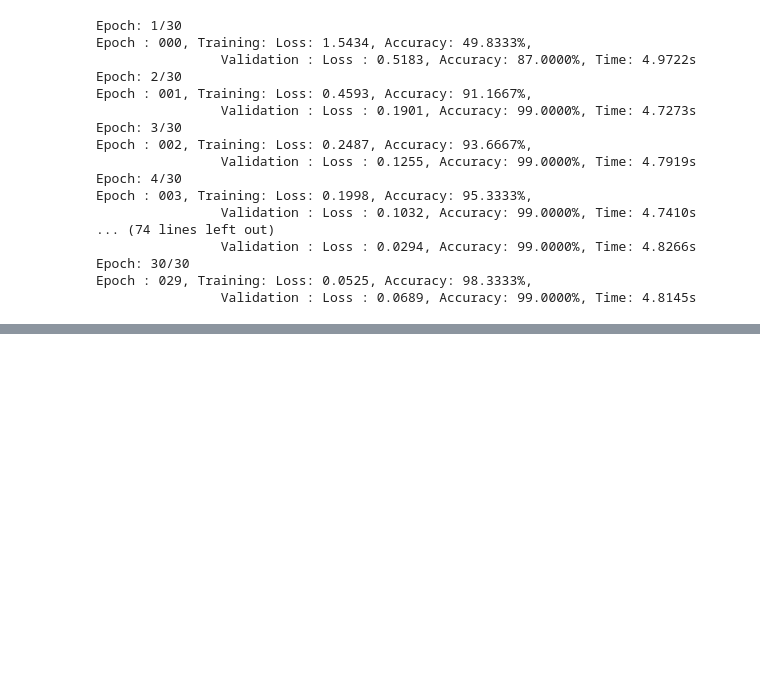
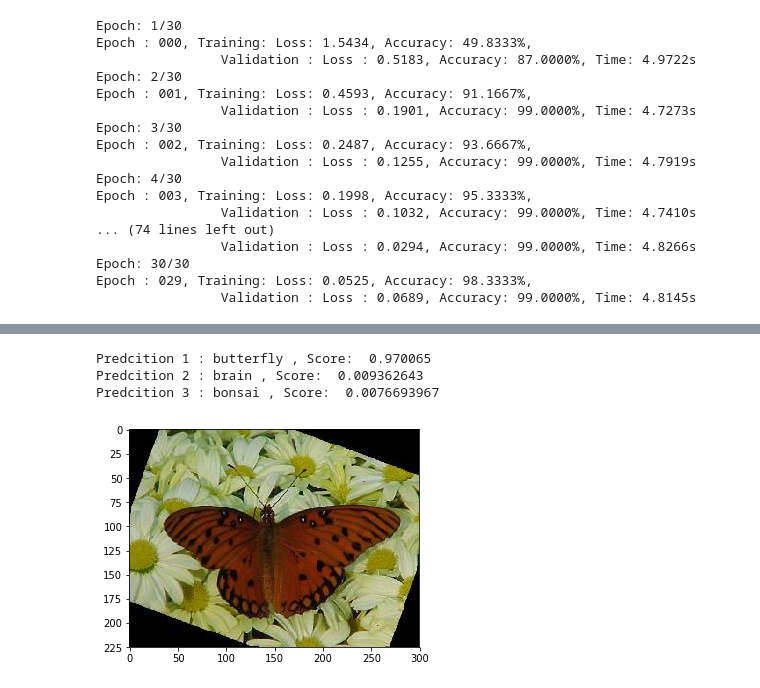
Before and after one commit to kaustubh-Beta/ColabNbs, a Jupyter notebook: PytorchTransferLearning/PytorchTransferLearning.ipynb, the cells around one changed output, grey strips where cells are left out. Drawn from its saved outputs; the diff is of its cells as text; code cells hidden in the pictures; blank space fills up the shorter version.

```diff
--- a/PytorchTransferLearning/PytorchTransferLearning.ipynb
+++ b/PytorchTransferLearning/PytorchTransferLearning.ipynb
@@ -323,0 +396,44 @@ Epoch : 029, Training: Loss: 0.0525, Accuracy: 98.3333%,
+# %%
+def predict(model, test_image_name):
+    '''
+    Function to predict the class of a single test image
+    Parameters
+        :param model: Model to test
+        :param test_image_name: Test image
+
+    '''
+
+    transform = image_transforms['test']
+
+    test_image = Image.open(test_image_name)
+    plt.imshow(test_image)
+
+    test_image_tensor = transform(test_image)
+
+    if torch.cuda.is_available():
+        test_image_tensor = test_image_tensor.view(1, 3, 224, 224).cuda()
+    else:
+        test_image_tensor = test_image_tensor.view(1, 3, 224, 224)
+
+    with torch.no_grad():
+        model.eval()
+        # Model outputs log probabilities
+        out = model(test_image_tensor)
+        ps = torch.exp(out)
+        topk, topclass = ps.topk(3, dim=1)
+        for i in range(3):
+            print("Predcition", i+1, ":", idx_to_class[topclass.cpu().numpy()[0][i]], ", Score: ", topk.cpu().numpy()[0][i])
+# %%
+# Test a particular model on a test image
+
+dataset = 'data'
+model = torch.load('data_model_8.pt')
+predict(model, 'data/test/butterfly/image_0070.jpg')
+
+# Load Data from folders
+#computeTestSetAccuracy(model, loss_func)
+# %% [output]
+Predcition 1 : butterfly , Score:  0.970065
+Predcition 2 : brain , Score:  0.009362643
+Predcition 3 : bonsai , Score:  0.0076693967
+[figure, added]
```
Also changed, not shown: parts of 3 cells of this notebook.
